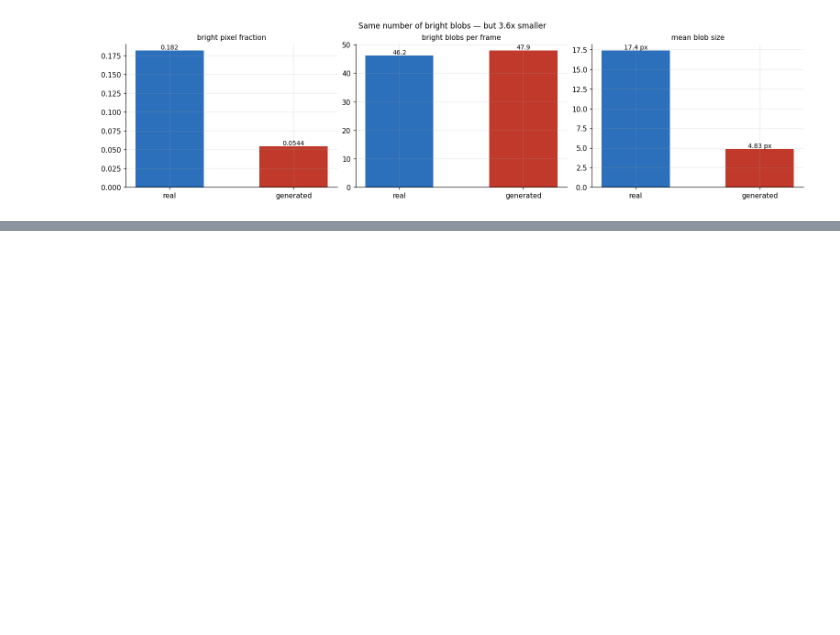
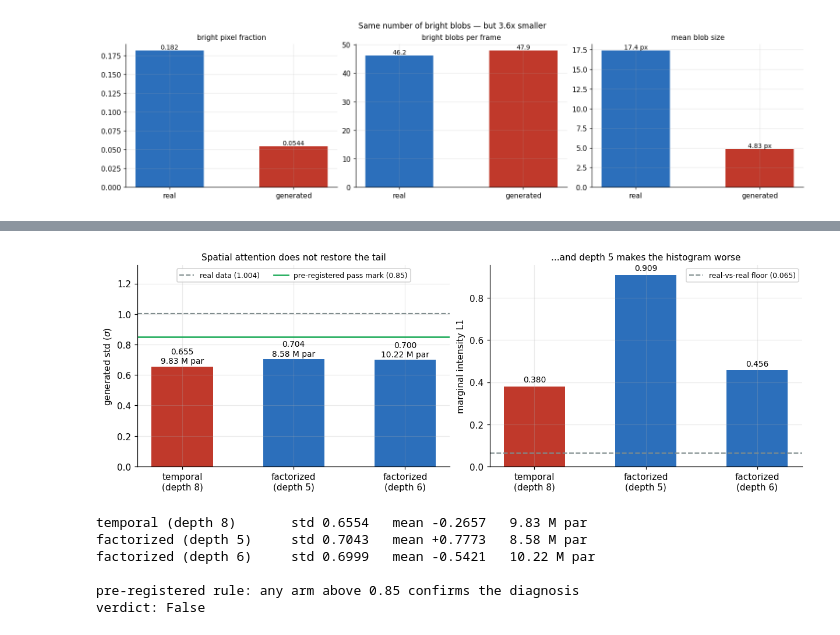
Before and after one commit to arigra/radSeq, a Jupyter notebook: notebooks/01_research_story.ipynb, the cells around one changed output, grey strips where cells are left out. Saved outputs shown, nothing was run; the diff lists cells and outputs as text; code cells hidden in the pictures; blank space fills up the shorter version.

```diff
--- a/notebooks/01_research_story.ipynb
+++ b/notebooks/01_research_story.ipynb
@@ -820,0 +716,46 @@ the framing if the ablation shows the constraint is fundamental.
+# %%
+C = json.load(open("samples/control_comparison.json"))
+real_std = C["real"]["std"]
+thr = C["decision_threshold_std"]
+arms = ["baseline_temporal_d8", "control_factorized_d5", "control_factorized_d6"]
+lbl = ["temporal\n(depth 8)", "factorized\n(depth 5)", "factorized\n(depth 6)"]
+std = [C["arms"][a]["generated"]["std"] for a in arms]
+par = [C["arms"][a]["params_M"] for a in arms]
+l1  = [C["arms"][a]["metrics"]["marginal_l1"] for a in arms]
+
+fig, axes = plt.subplots(1, 2, figsize=(11, 3.8), constrained_layout=True)
+bars = axes[0].bar(range(3), std, color=[RED, BLUE, BLUE], width=.55)
+axes[0].axhline(real_std, color=GREY, ls="--", lw=1.4, label=f"real data ({real_std:.3f})")
+axes[0].axhline(thr, color="#27ae60", ls="-", lw=1.8,
+                label=f"pre-registered pass mark ({thr})")
+for i, (v, p) in enumerate(zip(std, par)):
+    axes[0].text(i, v + .02, f"{v:.3f}\n{p:.2f} M par", ha="center", fontsize=9)
+axes[0].set_xticks(range(3)); axes[0].set_xticklabels(lbl)
+axes[0].set_ylim(0, 1.32); axes[0].set_ylabel(r"generated std ($\sigma$)")
+axes[0].legend(fontsize=8, loc="upper center", ncol=2, framealpha=.9)
+axes[0].set_title("Spatial attention does not restore the tail", fontsize=10)
+
+axes[1].bar(range(3), l1, color=[RED, BLUE, BLUE], width=.55)
+axes[1].axhline(C["real_reference_metrics"]["marginal_l1"], color=GREY, ls="--",
+                lw=1.4, label="real-vs-real floor (0.065)")
+for i, v in enumerate(l1):
+    axes[1].text(i, v + .02, f"{v:.3f}", ha="center", fontsize=9)
+axes[1].set_xticks(range(3)); axes[1].set_xticklabels(lbl)
+axes[1].set_ylabel("marginal intensity L1"); axes[1].legend(fontsize=8)
+axes[1].set_title("...and depth 5 makes the histogram worse", fontsize=10)
+plt.show()
+
+for a, n in zip(arms, lbl):
+    g = C["arms"][a]
+    print(f"{n.replace(chr(10),' '):<24} std {g['generated']['std']:.4f}   "
+          f"mean {g['generated']['mean']:+.4f}   {g['params_M']:.2f} M par")
+print(f"\npre-registered rule: any arm above {thr} confirms the diagnosis")
+print(f"verdict: {C['verdict']['diagnosis_confirmed']}")
+# %% [output]
+[figure, added]
+temporal (depth 8)       std 0.6554   mean -0.2657   9.83 M par
+factorized (depth 5)     std 0.7043   mean +0.7773   8.58 M par
+factorized (depth 6)     std 0.6999   mean -0.5421   10.22 M par
+
+pre-registered rule: any arm above 0.85 confirms the diagnosis
+verdict: False
```
Also changed, not shown: parts of 24 cells of this notebook.
